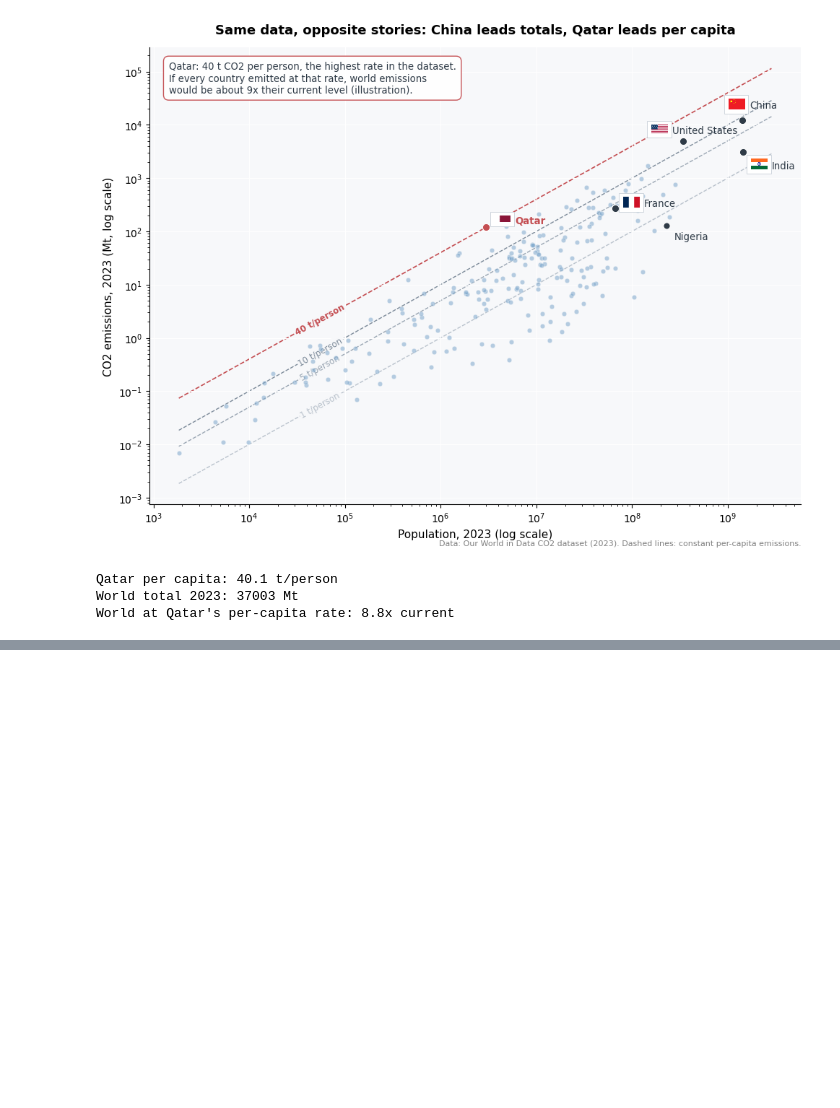
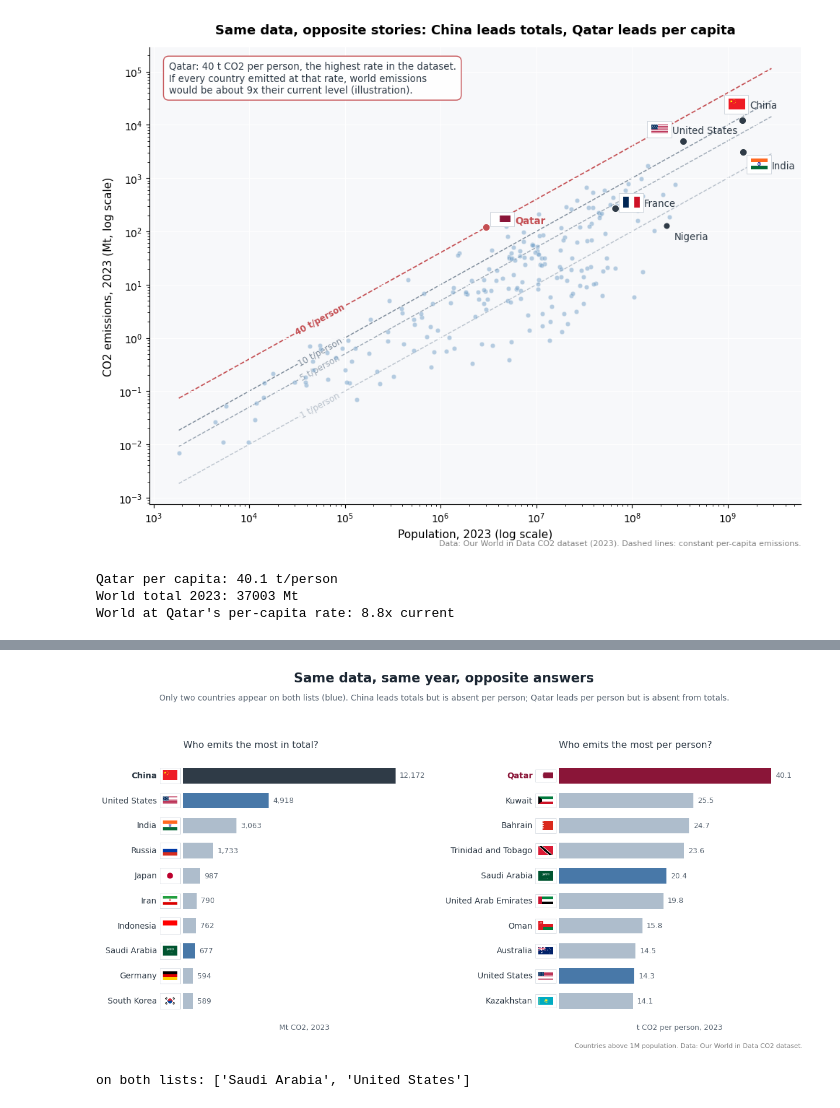
Before and after one commit to khawar89/energy-carbon-forecast-ml, a Jupyter notebook: notebooks/01b_visual_eda.ipynb, the cells around one changed output, grey strips where cells are left out. Drawn from its saved outputs; the diff is of its cells as text; code cells hidden in the pictures; blank space fills up the shorter version.

```diff
--- a/notebooks/01b_visual_eda.ipynb
+++ b/notebooks/01b_visual_eda.ipynb
@@ -267 +273,81 @@ World at Qatar's per-capita rate: 8.8x current
+# %%
+iso2 = {"CHN": "cn", "USA": "us", "IND": "in", "RUS": "ru", "JPN": "jp", "IRN": "ir",
+        "IDN": "id", "SAU": "sa", "DEU": "de", "KOR": "kr", "QAT": "qa", "KWT": "kw",
+        "BHR": "bh", "TTO": "tt", "ARE": "ae", "OMN": "om", "AUS": "au", "KAZ": "kz"}
+
+snap8 = countries[(countries["year"] == 2023) & countries["co2"].notna()
+                  & countries["population"].notna()].copy()
+snap8 = snap8[snap8["population"] > 1e6]
+top_total = snap8.nlargest(10, "co2")
+top_pc = snap8.nlargest(10, "co2_per_capita")
+on_both = set(top_total["country"]) & set(top_pc["country"])
+
+QATAR_RED = "#8a1538"   # Qatar maroon
+NEUTRAL = "#aebdcc"
+BOTH = "#4878a8"
+
+fig, axes = plt.subplots(1, 2, figsize=(12.5, 6.5))
+fig.patch.set_facecolor("white")
+
+def rank_panel(ax, data, value_col, unit, title, leader_color):
+    d = data.iloc[::-1]  # largest at top
+    colors = []
+    for name in d["country"]:
+        if name == d["country"].iloc[-1]:
+            colors.append(leader_color)
+        elif name in on_both:
+            colors.append(BOTH)
+        else:
+            colors.append(NEUTRAL)
+    bars = ax.barh(np.arange(len(d)), d[value_col], color=colors, height=0.62, zorder=3)
+    ax.set_yticks([])
+    vmax = d[value_col].max()
+    for i, (_, row) in enumerate(d.iterrows()):
+        # flag + country name to the left of the bar start
+        code = iso2.get(row["iso_code"])
+        flag_path = Path("../assets/flags") / f"{code}.png"
+        if flag_path.exists():
+            ab = AnnotationBbox(OffsetImage(plt.imread(flag_path), zoom=0.22),
+                                (0, i), xybox=(-16, 0), boxcoords="offset points",
+                                frameon=True, bboxprops=dict(edgecolor="#c9d1d9", linewidth=0.5),
+                                annotation_clip=False)
+            ax.add_artist(ab)
+        bold = row["country"] == d["country"].iloc[-1]
+        ax.annotate(row["country"], (0, i), xytext=(-32, 0), textcoords="offset points",
+                    ha="right", va="center", fontsize=10,
+                    fontweight="bold" if bold else "normal",
+                    color=leader_color if bold else "#2f3b47", annotation_clip=False)
+        ax.annotate(f"{row[value_col]:,.0f}" if vmax > 100 else f"{row[value_col]:.1f}",
+                    (row[value_col], i), xytext=(5, 0), textcoords="offset points",
+                    va="center", fontsize=9, color="#5a6673")
+    ax.set_xlim(0, vmax * 1.14)
+    ax.set_xticks([])
+    ax.set_title(title, fontsize=11.5, pad=10, loc="left", color="#2f3b47")
+    ax.set_xlabel(unit, fontsize=9, color="#5a6673")
+    for s in ["top", "right", "bottom", "left"]:
+        ax.spines[s].set_visible(False)
+
+rank_panel(axes[0], top_total, "co2", "Mt CO2, 2023",
+           "Who emits the most in total?", "#2f3b47")
+rank_panel(axes[1], top_pc, "co2_per_capita", "t CO2 per person, 2023",
+           "Who emits the most per person?", QATAR_RED)
+
+fig.suptitle("Same data, same year, opposite answers",
+             fontsize=16, fontweight="bold", x=0.5, y=1.00, color="#1c2733")
+fig.text(0.5, 0.925,
+         "Only two countries appear on both lists (blue). China leads totals but is absent per person; "
+         "Qatar leads per person but is absent from totals.",
+         ha="center", fontsize=10, color="#5a6673")
+fig.text(0.99, 0.01, "Countries above 1M population. Data: Our World in Data CO2 dataset.",
+         ha="right", fontsize=8, color="gray")
+fig.tight_layout(rect=[0.02, 0.03, 1, 0.90])
+fig.subplots_adjust(wspace=0.55)
+fig.savefig(FIG_DIR / "fig8_ranking_reversal.png", dpi=150, facecolor="white",
+            bbox_inches="tight")
+plt.show()
+
+print("on both lists:", sorted(on_both))
+# %% [output]
+[figure, added]
+on both lists: ['Saudi Arabia', 'United States']
 # %% [markdown]
```
Also changed, not shown: parts of 2 cells of this notebook, 15 other files.
